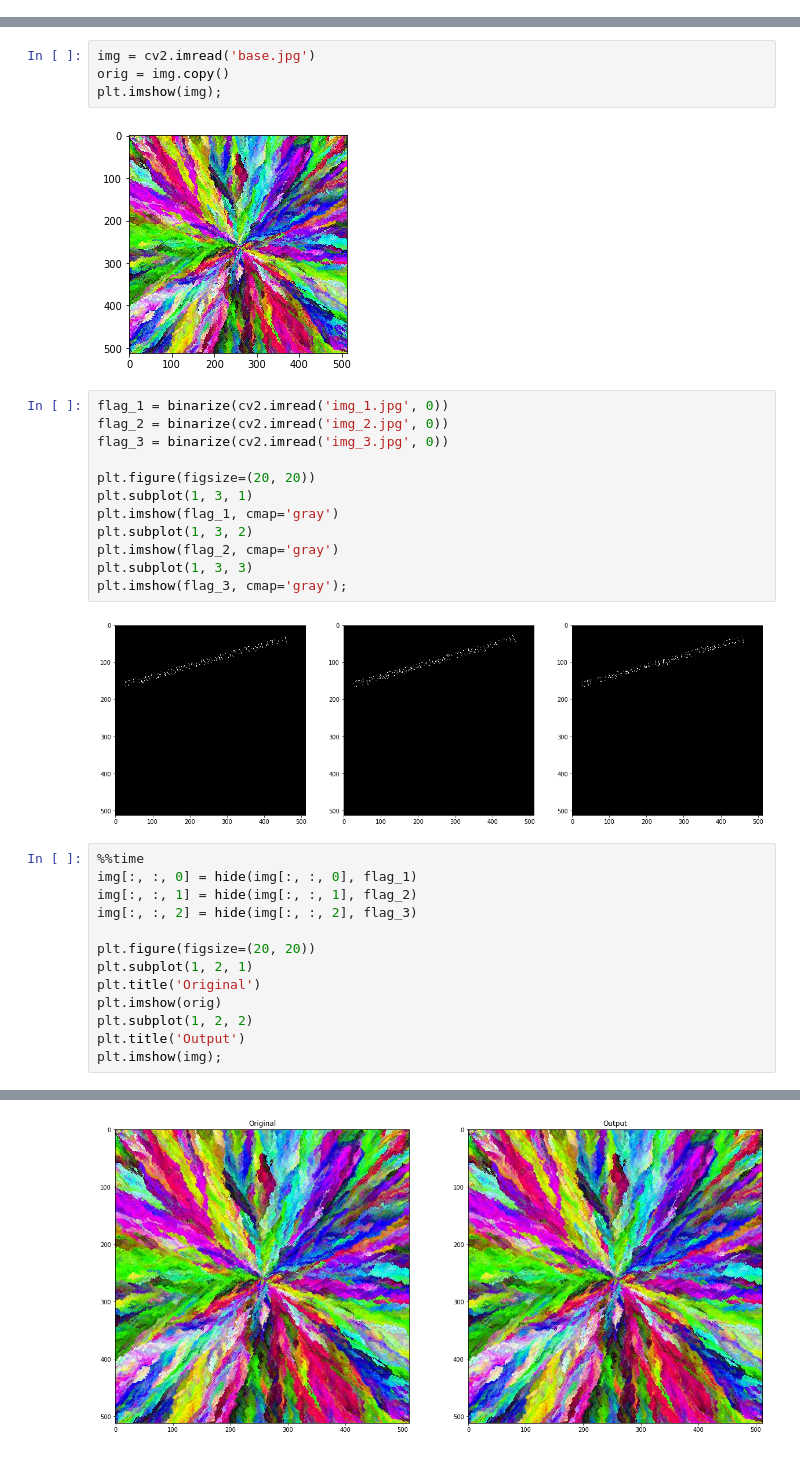
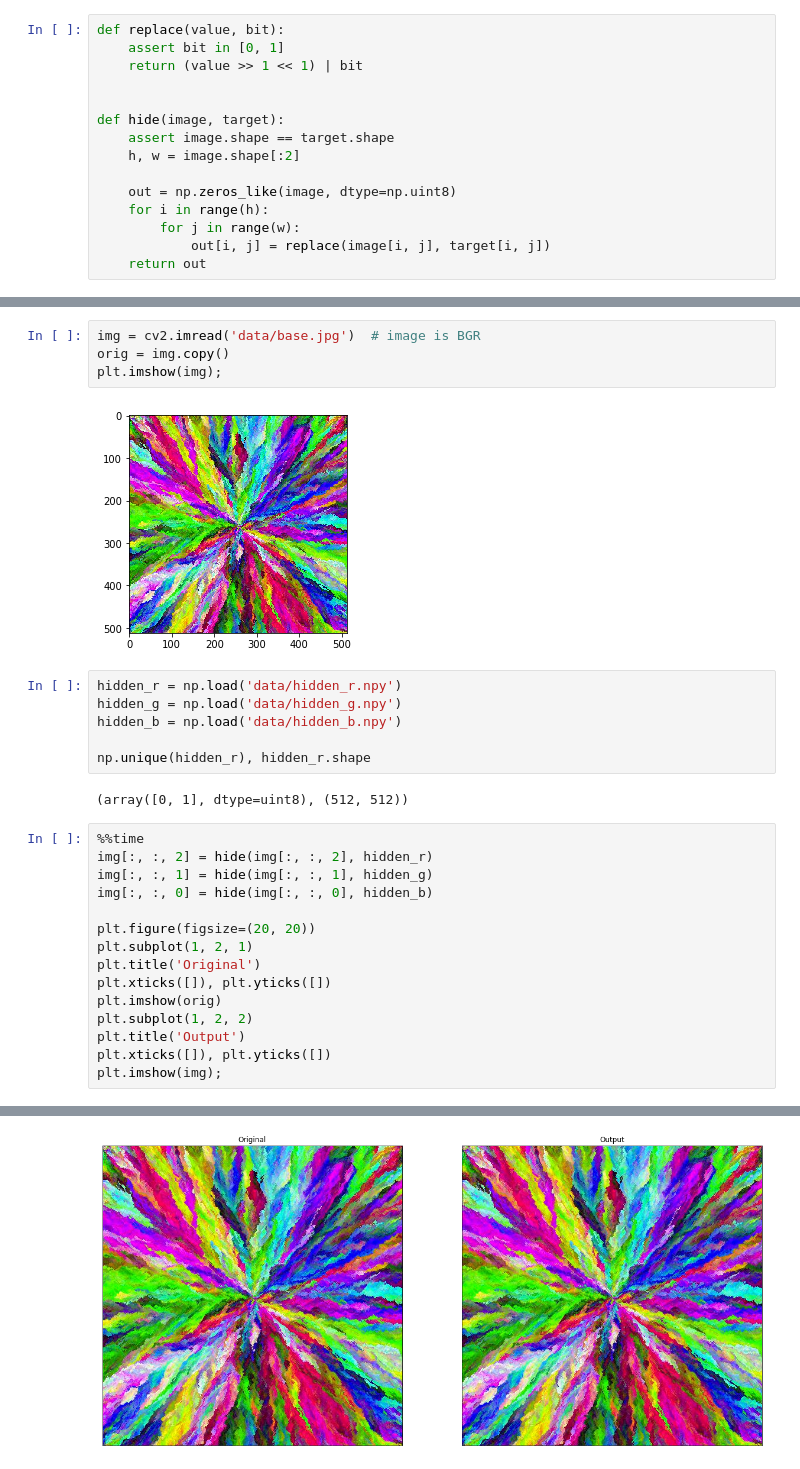
Before and after one commit to clemencegoh/Security_CTF, a Jupyter notebook: steg/hide_flag.ipynb, the cells around one changed output, grey strips where cells are left out. Drawn from its saved outputs; the diff is of its cells as text.

Commit message:
Draft version of image steganography

```diff
--- a/steg/hide_flag.ipynb
+++ b/steg/hide_flag.ipynb
@@ -8,36 +10,47 @@ from steg import binarize, hide
+# %%
+def replace(value, bit):
+    assert bit in [0, 1]
+    return (value >> 1 << 1) | bit
+
+
+def hide(image, target):
+    assert image.shape == target.shape
+    h, w = image.shape[:2]
+
+    out = np.zeros_like(image, dtype=np.uint8)
+    for i in range(h):
+        for j in range(w):
+            out[i, j] = replace(image[i, j], target[i, j])
+    return out
 # %% [markdown]
 ## Hide flag
 # %%
-img = cv2.imread('base.jpg')
+img = cv2.imread('data/base.jpg')  # image is BGR
 orig = img.copy()
 plt.imshow(img);
 # %% [output]
 [figure]
-# %%
-flag_1 = binarize(cv2.imread('img_1.jpg', 0))
-flag_2 = binarize(cv2.imread('img_2.jpg', 0))
-flag_3 = binarize(cv2.imread('img_3.jpg', 0))
-
-plt.figure(figsize=(20, 20))
-plt.subplot(1, 3, 1)
-plt.imshow(flag_1, cmap='gray')
-plt.subplot(1, 3, 2)
-plt.imshow(flag_2, cmap='gray')
-plt.subplot(1, 3, 3)
-plt.imshow(flag_3, cmap='gray');
-# %% [output]
-[figure, removed]
+# %%
+hidden_r = np.load('data/hidden_r.npy')
+hidden_g = np.load('data/hidden_g.npy')
+hidden_b = np.load('data/hidden_b.npy')
+
+np.unique(hidden_r), hidden_r.shape
+# %% [output]
+(array([0, 1], dtype=uint8), (512, 512))
 # %%
 %%time
-img[:, :, 0] = hide(img[:, :, 0], flag_1)
-img[:, :, 1] = hide(img[:, :, 1], flag_2)
-img[:, :, 2] = hide(img[:, :, 2], flag_3)
+img[:, :, 2] = hide(img[:, :, 2], hidden_r)
+img[:, :, 1] = hide(img[:, :, 1], hidden_g)
+img[:, :, 0] = hide(img[:, :, 0], hidden_b)
 
 plt.figure(figsize=(20, 20))
 plt.subplot(1, 2, 1)
 plt.title('Original')
+plt.xticks([]), plt.yticks([])
 plt.imshow(orig)
 plt.subplot(1, 2, 2)
 plt.title('Output')
+plt.xticks([]), plt.yticks([])
 plt.imshow(img);
 # %% [output]
@@ -46 +59 @@ Wall time: 2.56 s
-[figure, old version]
+[figure, new version]
```
Also changed, not shown: parts of 14 cells of this notebook, 7 other files.
